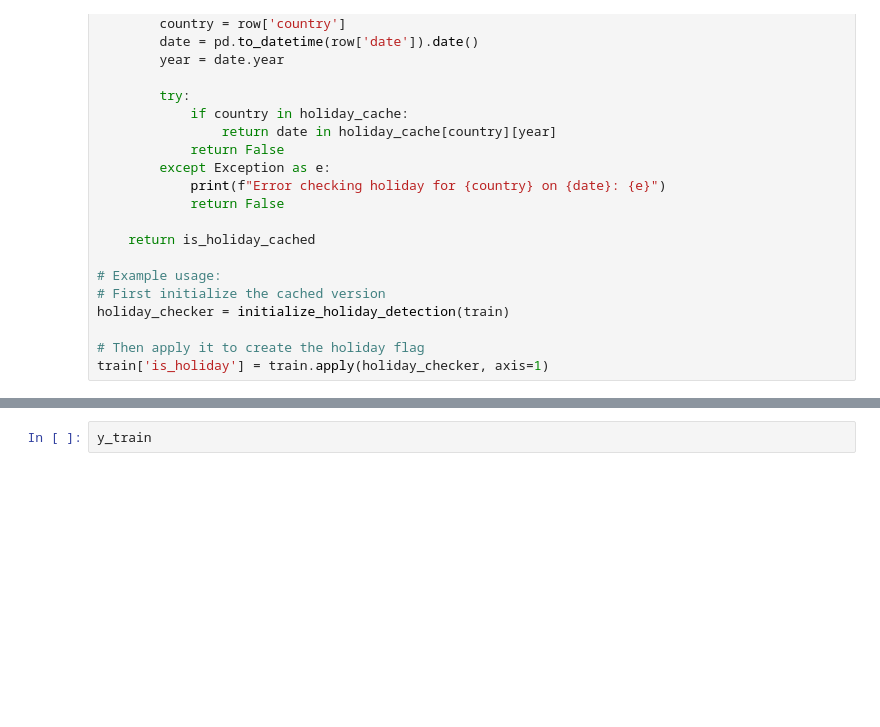
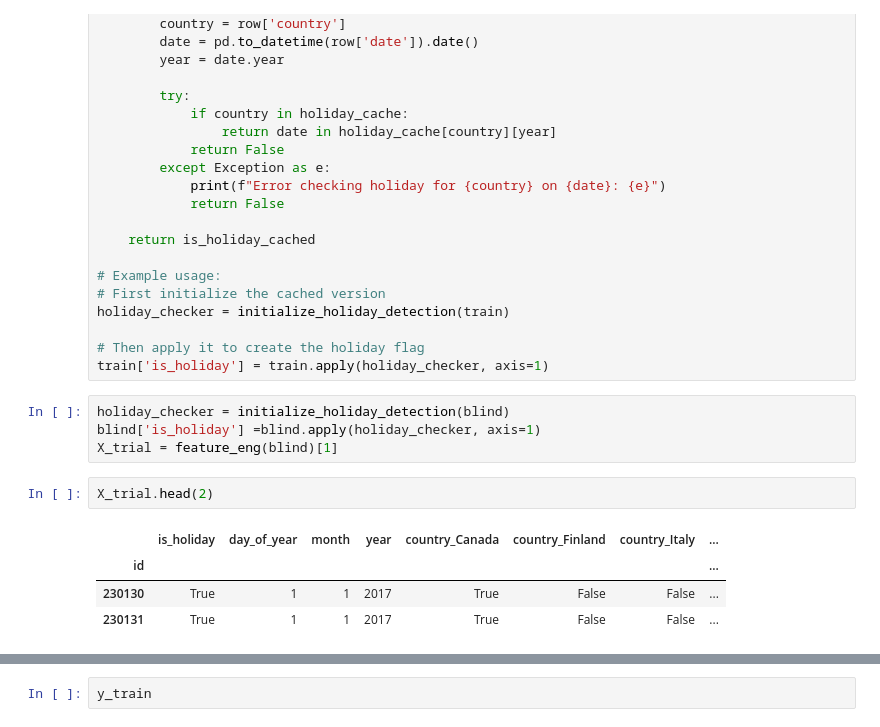
Before and after one commit to leonardosor/kaggle_comp, a Jupyter notebook: data/s5_e1_model_v2.ipynb, the cells around one changed output, grey strips where cells are left out. Saved outputs shown, nothing was run; the diff lists cells and outputs as text; blank space fills up the shorter version.

```diff
--- a/data/s5_e1_model_v2.ipynb
+++ b/data/s5_e1_model_v2.ipynb
@@ -124,6 +113,17 @@ holiday_checker = initialize_holiday_detection(train)
 
 # Then apply it to create the holiday flag
 train['is_holiday'] = train.apply(holiday_checker, axis=1)
+# %%
+holiday_checker = initialize_holiday_detection(blind)
+blind['is_holiday'] =blind.apply(holiday_checker, axis=1)
+X_trial = feature_eng(blind)[1]
+# %%
+X_trial.head(2)
+# %% [output]
+|  | is_holiday | day_of_year | month | year | country_Canada | country_Finland | country_Italy | ... |
+| id |  |  |  |  |  |  |  | ... |
+| 230130 | True | 1 | 1 | 2017 | True | False | False | ... |
+| 230131 | True | 1 | 1 | 2017 | True | False | False | ... |
 # %%
 def feature_eng(df):
     df = df.copy()
```
Also changed, not shown: parts of 16 cells of this notebook, 2 other files.
